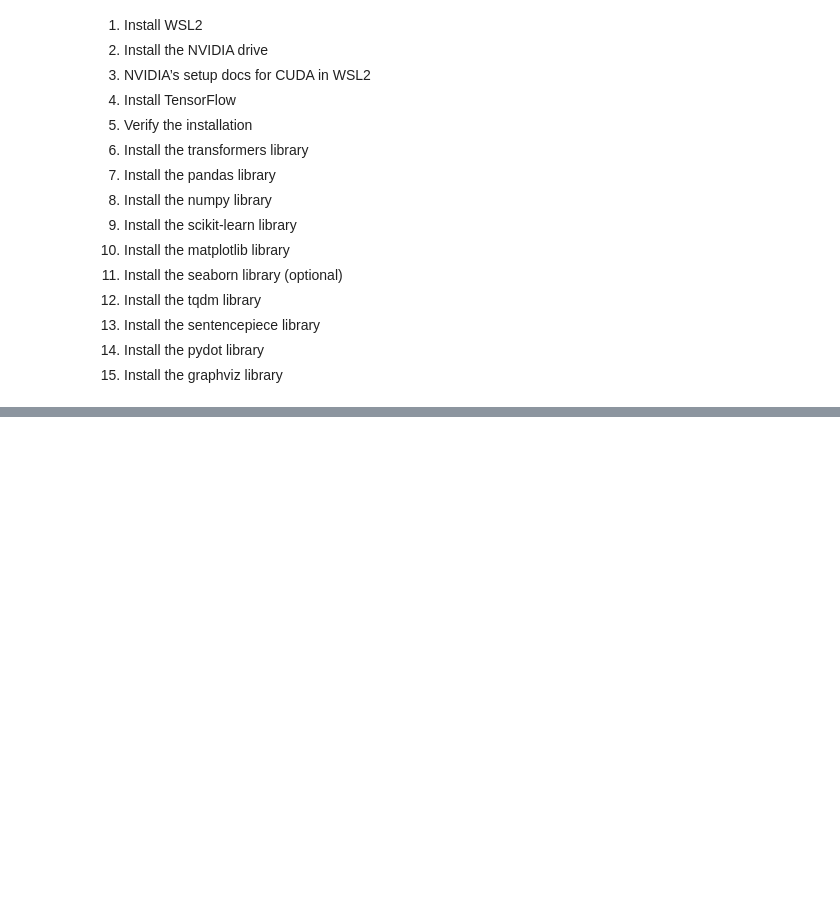
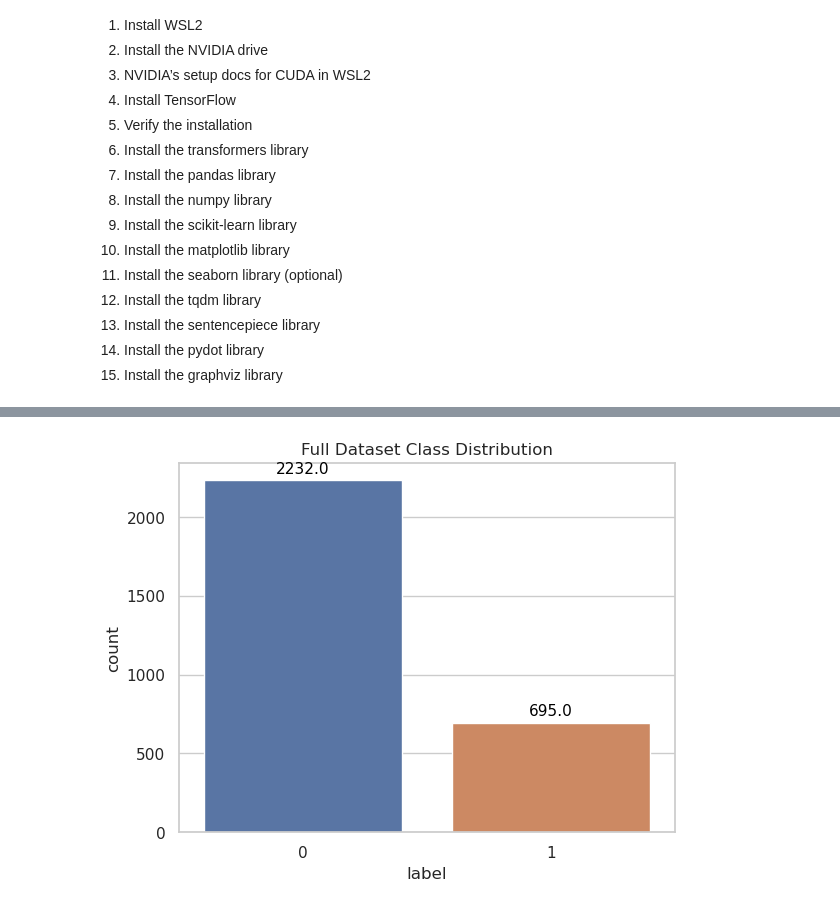
Before and after one commit to selfcontrol7/Korean_Voice_Phishing_Detection, a Jupyter notebook: KoBERT/Vishing Detection using KoBERT model from HuggingFace.ipynb, the cells around one changed output, grey strips where cells are left out. Saved outputs shown, nothing was run; the diff lists cells and outputs as text; code cells hidden in the pictures; blank space fills up the shorter version.

```diff
--- a/KoBERT/Vishing Detection using KoBERT model from HuggingFace.ipynb
+++ b/KoBERT/Vishing Detection using KoBERT model from HuggingFace.ipynb
@@ -90,0 +123,21 @@ from sklearn.model_selection import train_test_split
+# %%
+# function to plot the class distribution
+def plot_class_distribution(data, title):
+    sns.set(style="whitegrid")
+    # sns.set(style="ticks")
+    ax = sns.countplot(x='label', data=data)
+    ax.set_title(title)
+
+    # Annotate the bars with the number of samples
+    for p in ax.patches:
+        ax.annotate(f'{p.get_height()}', (p.get_x() + p.get_width() / 2., p.get_height()),
+                    ha='center', va='baseline', fontsize=11, color='black', xytext=(0, 5),
+                    textcoords='offset points')
+
+    plt.show()
+# %%
+# drop the colum we don't need
+df.drop(['confidence'], axis=1, inplace=True)
+plot_class_distribution(df, 'Full Dataset Class Distribution')
+# %% [output]
+[figure, added]
```
Also changed, not shown: parts of 77 cells of this notebook.
